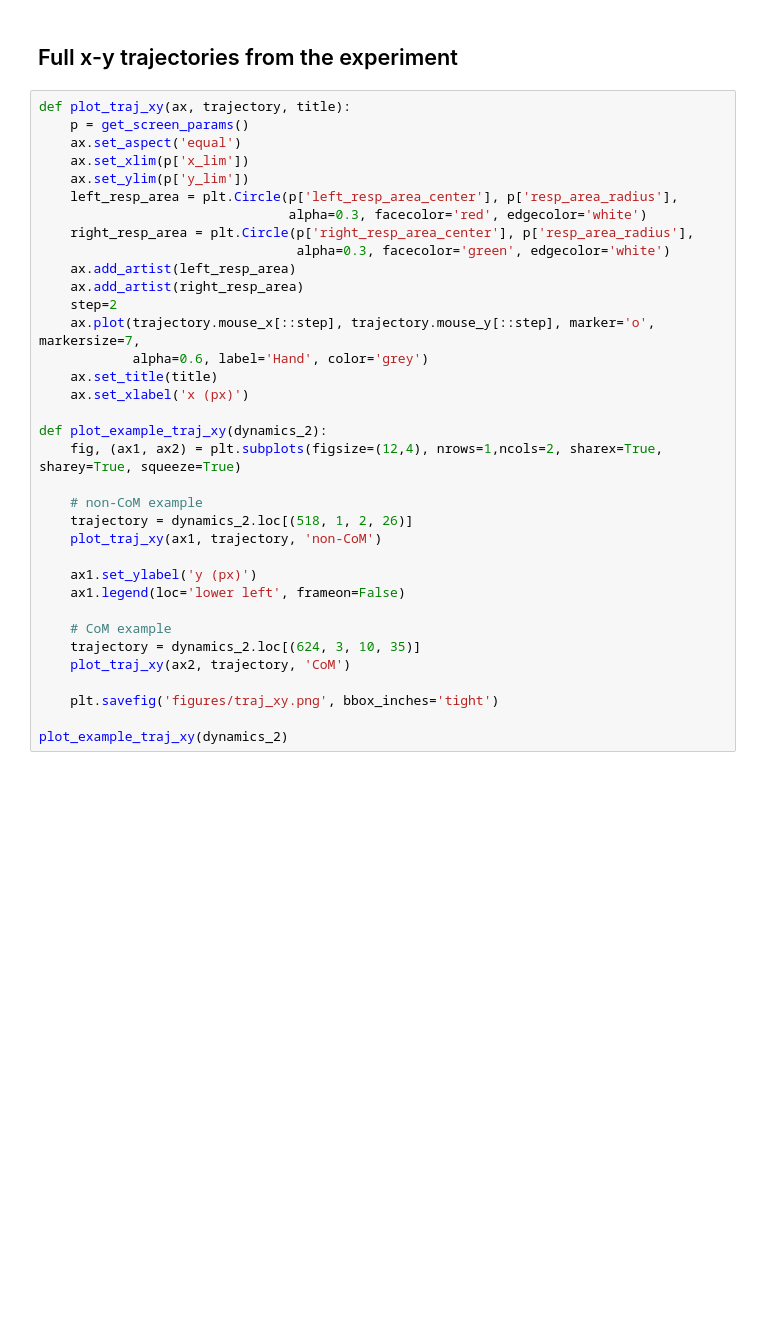
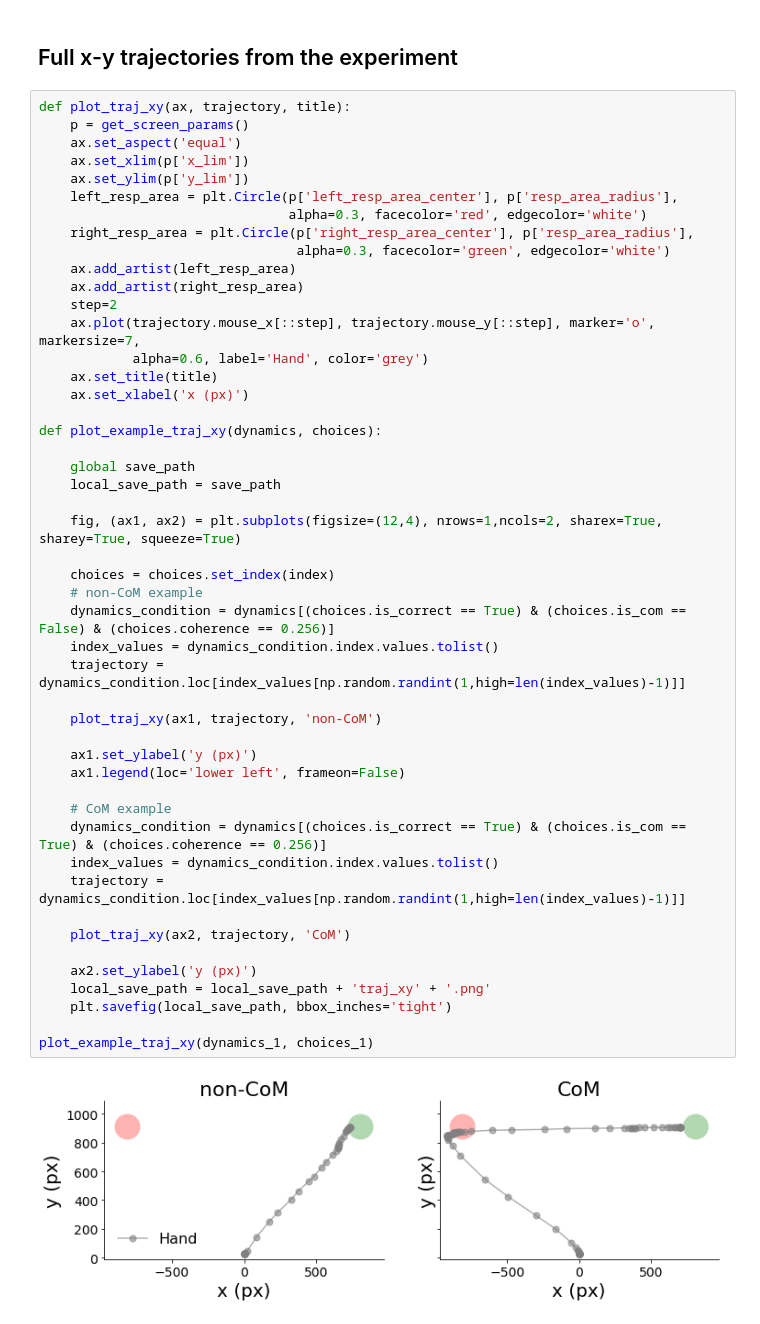
Before and after one commit to nidstigator/com_fixed_duration, a Jupyter notebook: plotting_code/notebooks/model_exp_sidebyside.ipynb, the cells around one changed output. Drawn from its saved outputs; the diff is of its cells as text; blank space fills up the shorter version.

```diff
--- a/plotting_code/notebooks/model_exp_sidebyside.ipynb
+++ b/plotting_code/notebooks/model_exp_sidebyside.ipynb
@@ -629,35 +690,50 @@ plot_mean_traj_x(dynamics_1, choices_1, 'mouse', correct, is_com, coherence)
 # %%
 def plot_traj_xy(ax, trajectory, title):
     p = get_screen_params()
     ax.set_aspect('equal')
     ax.set_xlim(p['x_lim'])
     ax.set_ylim(p['y_lim'])
     left_resp_area = plt.Circle(p['left_resp_area_center'], p['resp_area_radius'],
                                 alpha=0.3, facecolor='red', edgecolor='white')
     right_resp_area = plt.Circle(p['right_resp_area_center'], p['resp_area_radius'],
                                  alpha=0.3, facecolor='green', edgecolor='white')
     ax.add_artist(left_resp_area)
     ax.add_artist(right_resp_area)
     step=2
     ax.plot(trajectory.mouse_x[::step], trajectory.mouse_y[::step], marker='o', markersize=7,
             alpha=0.6, label='Hand', color='grey')
     ax.set_title(title)
     ax.set_xlabel('x (px)')
 
-def plot_example_traj_xy(dynamics_2):
+def plot_example_traj_xy(dynamics, choices):
+
+    global save_path
+    local_save_path = save_path
+
     fig, (ax1, ax2) = plt.subplots(figsize=(12,4), nrows=1,ncols=2, sharex=True, sharey=True, squeeze=True)
 
+    choices = choices.set_index(index)
     # non-CoM example
-    trajectory = dynamics_2.loc[(518, 1, 2, 26)]
+    dynamics_condition = dynamics[(choices.is_correct == True) & (choices.is_com == False) & (choices.coherence == 0.256)]
+    index_values = dynamics_condition.index.values.tolist()
+    trajectory = dynamics_condition.loc[index_values[np.random.randint(1,high=len(index_values)-1)]]
+
     plot_traj_xy(ax1, trajectory, 'non-CoM')
 
     ax1.set_ylabel('y (px)')
     ax1.legend(loc='lower left', frameon=False)
 
     # CoM example
-    trajectory = dynamics_2.loc[(624, 3, 10, 35)]
+    dynamics_condition = dynamics[(choices.is_correct == True) & (choices.is_com == True) & (choices.coherence == 0.256)]
+    index_values = dynamics_condition.index.values.tolist()
+    trajectory = dynamics_condition.loc[index_values[np.random.randint(1,high=len(index_values)-1)]]
+
     plot_traj_xy(ax2, trajectory, 'CoM')
 
-    plt.savefig('figures/traj_xy.png', bbox_inches='tight')
+    ax2.set_ylabel('y (px)')
+    local_save_path = local_save_path + 'traj_xy' + '.png'
+    plt.savefig(local_save_path, bbox_inches='tight')
 
-plot_example_traj_xy(dynamics_2)
+plot_example_traj_xy(dynamics_1, choices_1)
+# %% [output]
+[figure, added]
```
Also changed, not shown: parts of 25 cells of this notebook, 41 other files.
